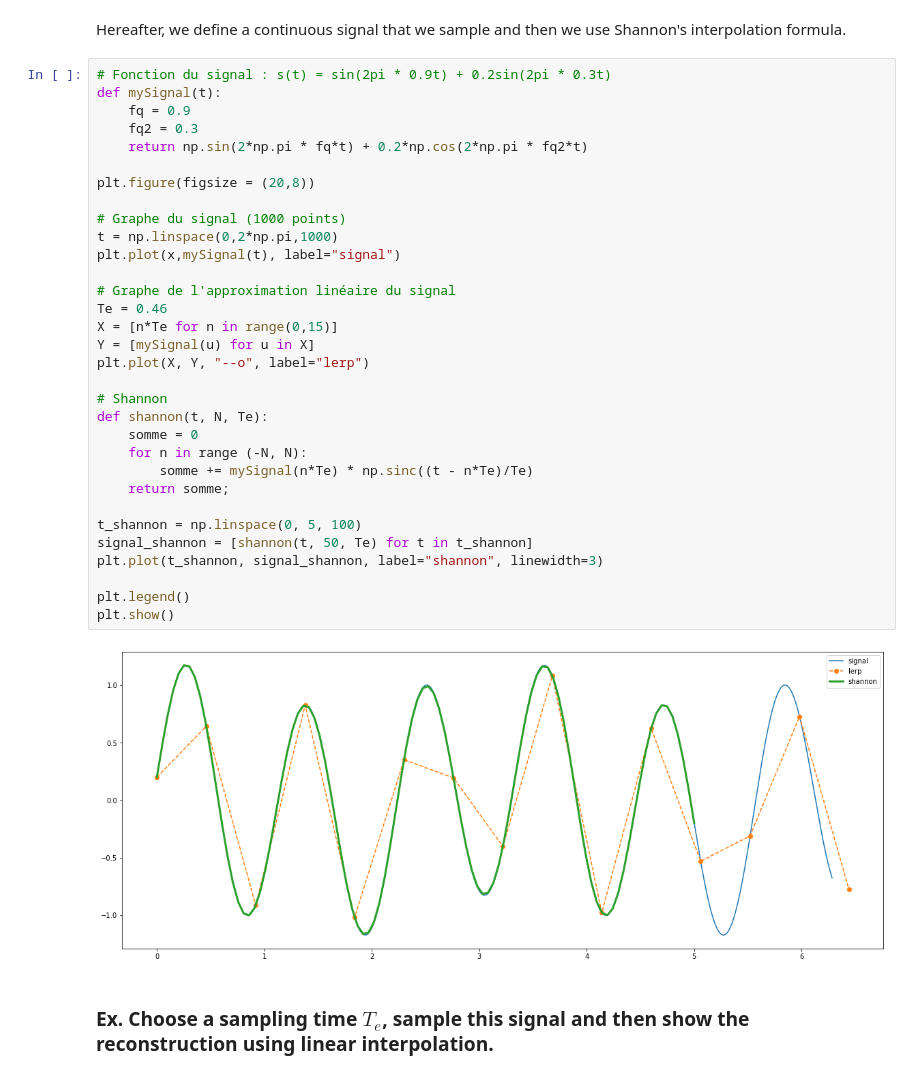
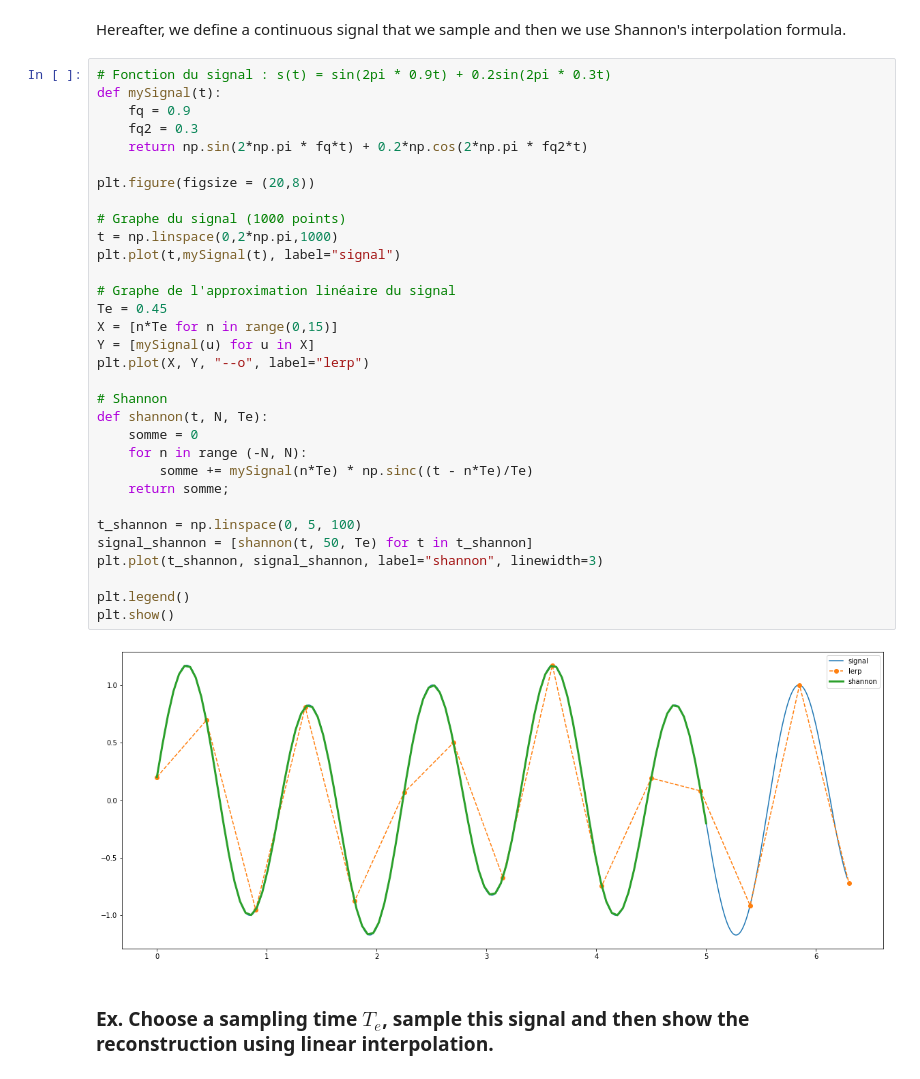
Before and after one commit to Thomas-Zorroche/Signal-Processing-M2, a Jupyter notebook: TD1/TD 1 FFT - Exercices.ipynb, the cells around one changed output. Drawn from its saved outputs; the diff is of its cells as text.

Commit message:
[TD1]  2-A- 1D Signal

```diff
--- a/TD1/TD 1 FFT - Exercices.ipynb
+++ b/TD1/TD 1 FFT - Exercices.ipynb
@@ -12,36 +12,36 @@ Hereafter, we define a continuous signal that we sample and then we use Shannon'
 # Fonction du signal : s(t) = sin(2pi * 0.9t) + 0.2sin(2pi * 0.3t)
 def mySignal(t):
     fq = 0.9
     fq2 = 0.3
     return np.sin(2*np.pi * fq*t) + 0.2*np.cos(2*np.pi * fq2*t)
 
 plt.figure(figsize = (20,8))
 
 # Graphe du signal (1000 points)
 t = np.linspace(0,2*np.pi,1000)
-plt.plot(x,mySignal(t), label="signal")
+plt.plot(t,mySignal(t), label="signal")
 
 # Graphe de l'approximation linéaire du signal
-Te = 0.46
+Te = 0.45
 X = [n*Te for n in range(0,15)]
 Y = [mySignal(u) for u in X]
 plt.plot(X, Y, "--o", label="lerp")
 
 # Shannon
 def shannon(t, N, Te):
     somme = 0
     for n in range (-N, N):
         somme += mySignal(n*Te) * np.sinc((t - n*Te)/Te)
     return somme;
 
 t_shannon = np.linspace(0, 5, 100)
 signal_shannon = [shannon(t, 50, Te) for t in t_shannon]
 plt.plot(t_shannon, signal_shannon, label="shannon", linewidth=3)
 
 plt.legend()
 plt.show()
 # %% [output]
-[figure, old version]
+[figure, new version]
 # %% [markdown]
 ### Ex. Choose a sampling time $T_e$, sample this signal and then show the reconstruction using linear interpolation.
 # %% [markdown]
```
Also changed, not shown: parts of 8 cells of this notebook.
